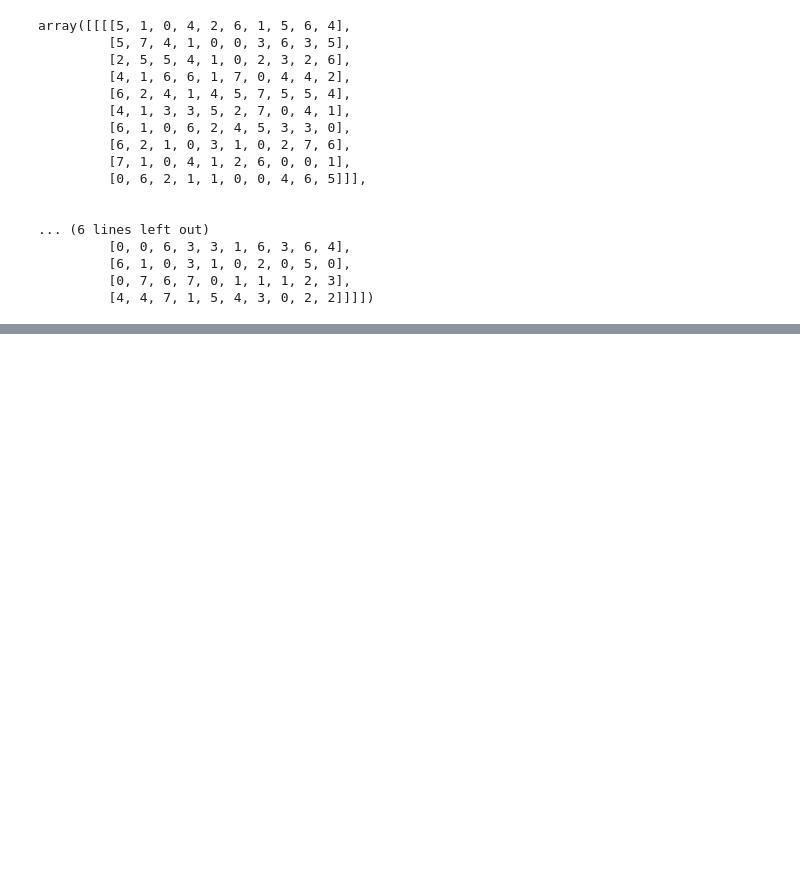
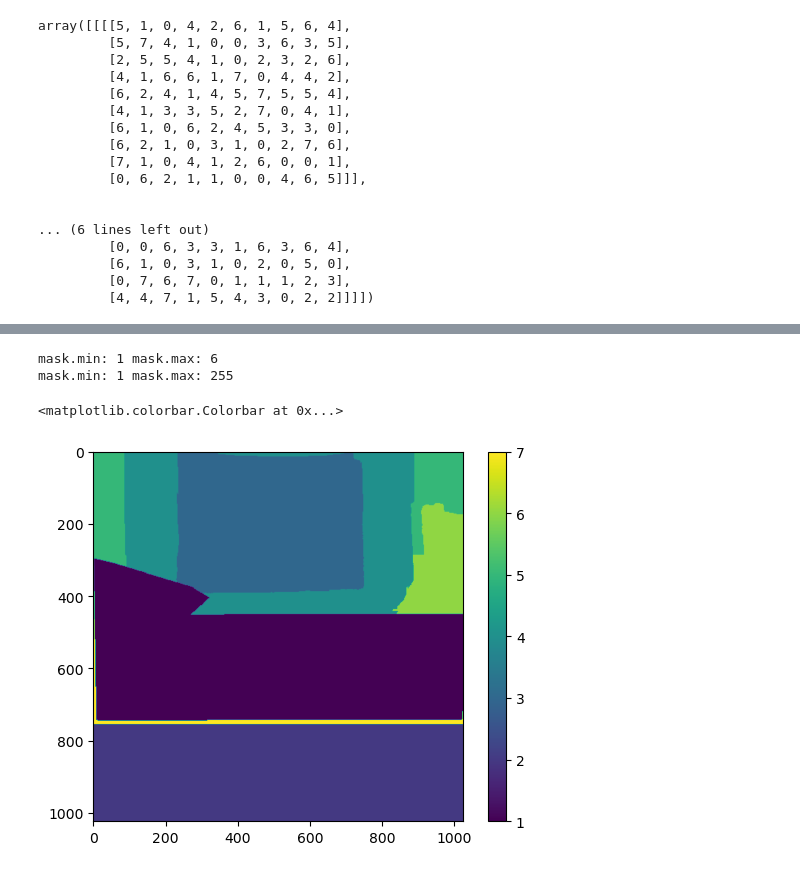
Before and after one commit to JakobLC/diffusion2, a Jupyter notebook: test_script.ipynb, the cells around one changed output, grey strips where cells are left out. Cells and saved outputs as stored; diff of their text form; code cells hidden in the pictures; blank space fills up the shorter version.

```diff
--- a/test_script.ipynb
+++ b/test_script.ipynb
@@ -1236,0 +1432,20 @@ f
+# %%
+%load_ext autoreload
+%autoreload 2
+import os,sys
+sys.path.append('./source/')
+sys.path.append('./data/')
+from argparse_utils import TieredParser
+import numpy as np
+from data.download_datasets import process_bg, prettify_data
+import matplotlib.pyplot as plt
+from source.plot_utils import analog_bits_on_image,mask_overlay_smooth
+import jlc
+from PIL import Image
+from pathlib import Path
+from source.datasets import SegmentationDataset
+import scipy.ndimage as nd
+import tqdm
+dataset = SegmentationDataset(crop_method="sam_big",
+                              shuffle_nonzero_labels=False,
+                      shuffle_zero=False,)
@@ -1236,0 +1464,9 @@ f
+# %%
+x,info = dataset[0]
+plt.imshow(x.permute(1,2,0))
+plt.colorbar()
+# %% [output]
+mask.min: 1 mask.max: 6
+mask.min: 1 mask.max: 255
+<matplotlib.colorbar.Colorbar at 0x...>
+[figure, added]
```
Also changed, not shown: parts of 27 cells of this notebook, 17 other files.
